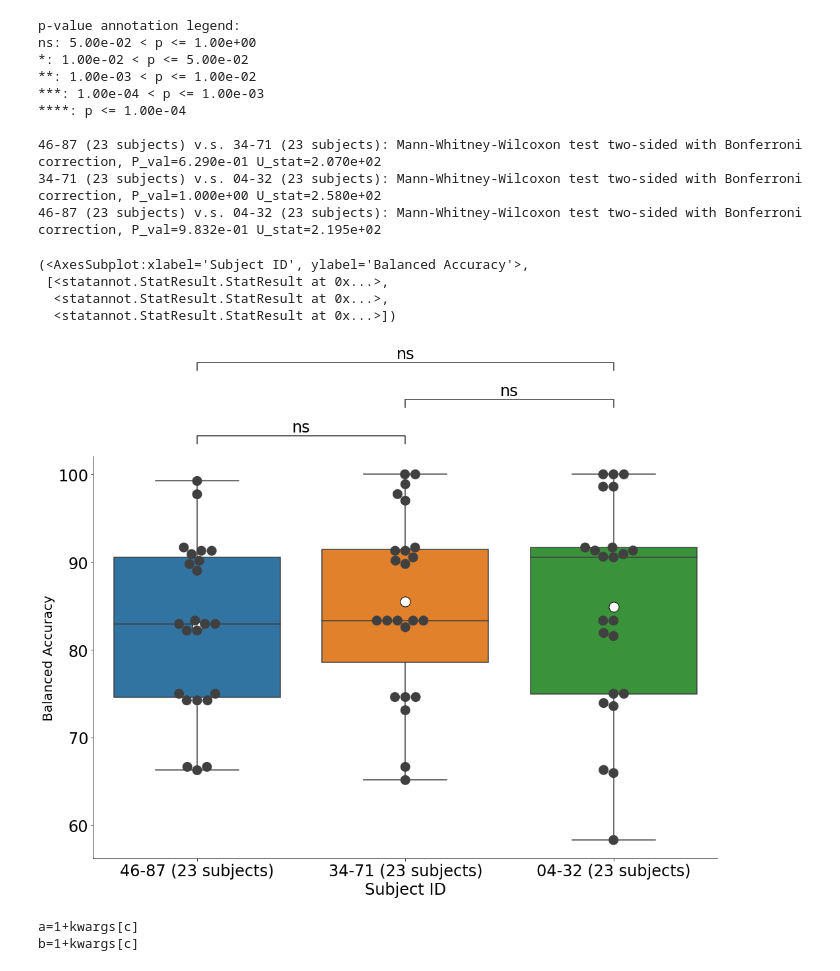
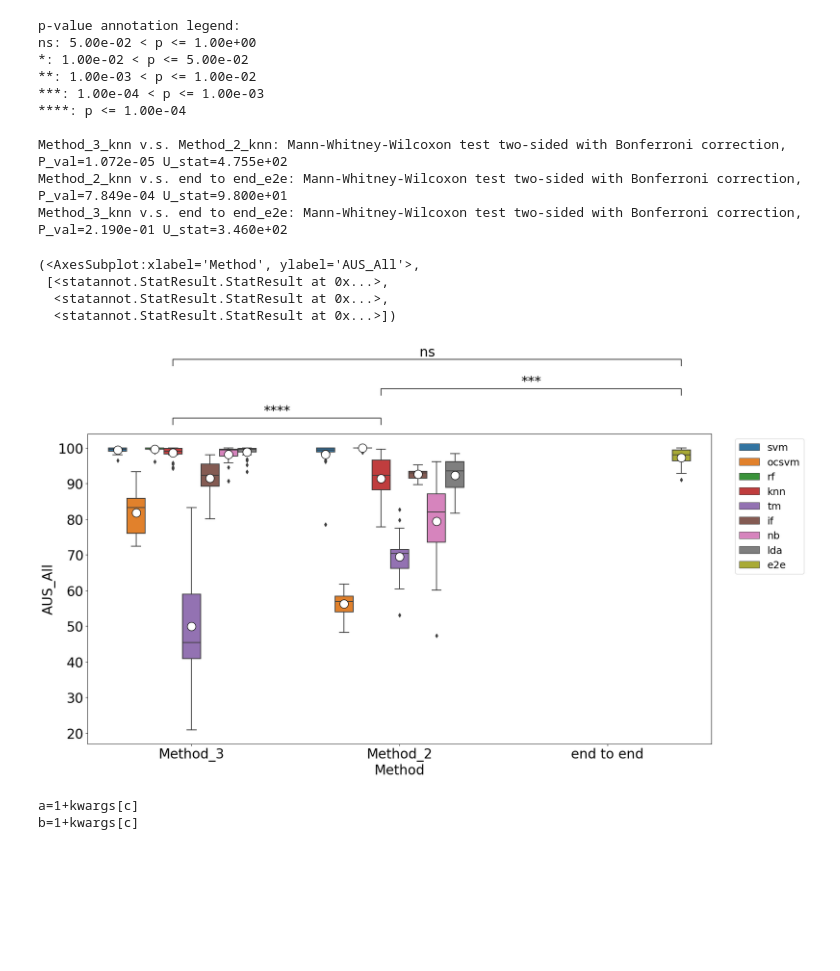
Before and after one commit to SKazemii/master-project, a Jupyter notebook: Codes/first_aim.ipynb, the cells around one changed output. Cells and saved outputs as stored; diff of their text form; code cells hidden in the pictures; blank space fills up the shorter version.

```diff
--- a/Codes/first_aim.ipynb
+++ b/Codes/first_aim.ipynb
@@ -22,4 +29,4 @@ from statannot import add_stat_annotation
 # %%
 # e = pd.read_excel(f'C:\\Project\\master-project\\results\\results\\Result__All.xlsx')
-e = pd.read_excel(f'C:\\Project\\master-project\\results\\e2e\\result.xlsx')
+e = pd.read_excel(f'D:\\Saeed\\master-project\\results\\results\\method_2\\result_a.xlsx')
 # e = e.drop(columns=['Unnamed: 0'])
@@ -34,44 +33,47 @@ plt.rc('legend', fontsize=18) #fontsize of the legend
 # %%
 #    'EER',
 #    'ACC_ud', 'BACC_ud', 'FAR_ud', 'FRR_ud', ',
 #    'unknown_imposter_samples', 'AUS_All', 'FAU_All', 'CM_bd_TN',
 #    'CM_bd_FP', 'CM_bd_FN', 'CM_bd_TP', 'CM_ud_TN', 'CM_ud_FP', 'CM_ud_FN', 'CM_ud_TP',hue="Accuracy",
-X="BACC_ud"
-sns.catplot(x="Subject ID", y=X, kind="box", data=e, height=10, aspect=1.5, showmeans=True,
-                    meanprops={"marker":"o",
-                       "markerfacecolor":"white",
-                       "markeredgecolor":"black",
-                      "markersize":"15"})
-plt.ylabel('balanced Accuracy', fontsize=20)
-ax = sns.swarmplot(x="Subject ID", y=X, data=e, color=".25", size=15)
+X="AUS_All"
+plt.figure(figsize=(20,10))
+ax = sns.boxplot(x="Method", hue="classifier_name", y=X, data=e, showmeans=True,
+                    meanprops={ "marker":"o",
+                                "markerfacecolor":"white",
+                                "markeredgecolor":"black",
+                                "markersize":"15"})
+plt.legend(loc='upper left', bbox_to_anchor=(1.03, 1))
 
-plt.ylabel('Balanced Accuracy', fontsize=20)
+# plt.ylabel('balanced Accuracy', fontsize=20)
+# ax = sns.swarmplot(x="Subject ID", y=X, data=e, color=".25", size=15)
+
+# plt.ylabel('Balanced Accuracy', fontsize=20)
 
 box_pairs=[
-    ('46-87 (23 subjects)', '34-71 (23 subjects)'),
-    ('04-32 (23 subjects)', '34-71 (23 subjects)'),
-    ('46-87 (23 subjects)', '04-32 (23 subjects)'),
-    ]
+    (('Method_3', 'knn'), ('Method_2', 'knn')),
+    (('Method_3', 'knn'), ('end to end', 'e2e')),
+    (('end to end', 'e2e'), ('Method_2', 'knn')),
+]
 
-add_stat_annotation(ax, data=e, y=X, x="Subject ID",# hue=hue,
+add_stat_annotation(ax, data=e, y=X, x="Method", hue="classifier_name",
                     box_pairs=box_pairs,
                     test='Mann-Whitney', text_format='star', loc='outside', verbose=2)
 # %% [output]
 p-value annotation legend:
 ns: 5.00e-02 < p <= 1.00e+00
 *: 1.00e-02 < p <= 5.00e-02
 **: 1.00e-03 < p <= 1.00e-02
 ***: 1.00e-04 < p <= 1.00e-03
 ****: p <= 1.00e-04
 
-46-87 (23 subjects) v.s. 34-71 (23 subjects): Mann-Whitney-Wilcoxon test two-sided with Bonferroni correction, P_val=6.290e-01 U_stat=2.070e+02
-34-71 (23 subjects) v.s. 04-32 (23 subjects): Mann-Whitney-Wilcoxon test two-sided with Bonferroni correction, P_val=1.000e+00 U_stat=2.580e+02
-46-87 (23 subjects) v.s. 04-32 (23 subjects): Mann-Whitney-Wilcoxon test two-sided with Bonferroni correction, P_val=9.832e-01 U_stat=2.195e+02
+Method_3_knn v.s. Method_2_knn: Mann-Whitney-Wilcoxon test two-sided with Bonferroni correction, P_val=1.072e-05 U_stat=4.755e+02
+Method_2_knn v.s. end to end_e2e: Mann-Whitney-Wilcoxon test two-sided with Bonferroni correction, P_val=7.849e-04 U_stat=9.800e+01
+Method_3_knn v.s. end to end_e2e: Mann-Whitney-Wilcoxon test two-sided with Bonferroni correction, P_val=2.190e-01 U_stat=3.460e+02
-(<AxesSubplot:xlabel='Subject ID', ylabel='Balanced Accuracy'>,
+(<AxesSubplot:xlabel='Method', ylabel='AUS_All'>,
  [<statannot.StatResult.StatResult at 0x...>,
   <statannot.StatResult.StatResult at 0x...>,
   <statannot.StatResult.StatResult at 0x...>])
-[figure, old version]
+[figure, new version]
 # %%
 kwargs = {'a':1, 'b':2}
 c="b"
```
Also changed, not shown: parts of 2 cells of this notebook, 2 other files.
